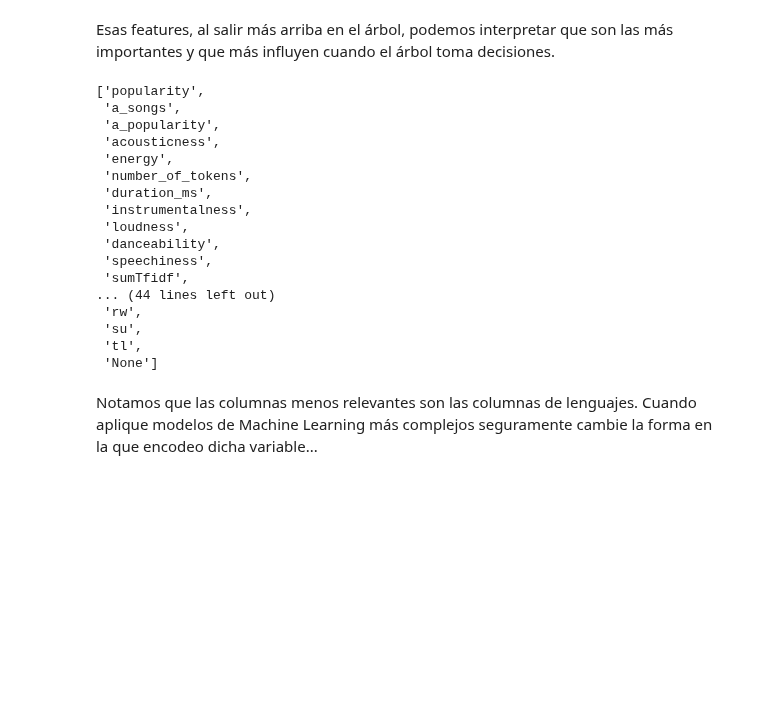
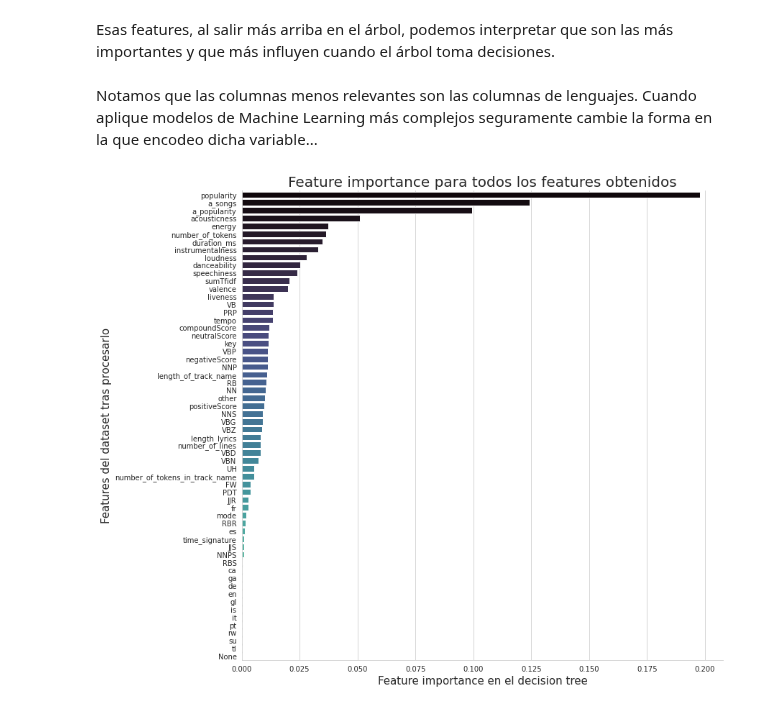
Before and after one commit to Nacho2904/orga_de_datos, a Jupyter notebook: tp3_parte_2.ipynb, the cells around one changed output. Saved outputs shown, nothing was run; the diff lists cells and outputs as text; code cells hidden in the pictures; blank space fills up the shorter version.

```diff
--- a/tp3_parte_2.ipynb
+++ b/tp3_parte_2.ipynb
@@ -280,24 +280,17 @@ df_X.columns[8]
 # %% [markdown]
 Esas features, al salir más arriba en el árbol, podemos interpretar que son las más importantes y que más influyen cuando el árbol toma decisiones.
 # %%
-sorted(list(df_X.columns), key = lambda column: decision_tree_model.feature_importances_[list(df_X.columns).index(column)], reverse = True)
+features_por_importancia = \
+  sorted(list(df_X.columns), key = lambda column: decision_tree_model.feature_importances_[list(df_X.columns).index(column)], reverse = True)
-# %% [output]
-['popularity',
- 'a_songs',
- 'a_popularity',
- 'acousticness',
- 'energy',
- 'number_of_tokens',
- 'duration_ms',
- 'instrumentalness',
- 'loudness',
- 'danceability',
- 'speechiness',
- 'sumTfidf',
-... (44 lines left out)
- 'rw',
- 'su',
- 'tl',
- 'None']
 # %% [markdown]
 Notamos que las columnas menos relevantes son las columnas de lenguajes. Cuando aplique modelos de Machine Learning más complejos seguramente cambie la forma en la que encodeo dicha variable...
+# %%
+sns.set_style("whitegrid")
+plt.figure(figsize = (12,12))
+plt.ylabel("Features del dataset tras procesarlo", fontsize = 15)
+plt.xlabel("Feature importance en el decision tree", fontsize = 15)
+plt.title("Feature importance para todos los features obtenidos", fontsize = 20)
+sns.barplot(x = np.sort(decision_tree_model.feature_importances_)[::-1],y = features_por_importancia, palette = "mako")
+sns.despine()
+# %% [output]
+[figure, added]
```
Also changed, not shown: parts of 1 cell of this notebook.
